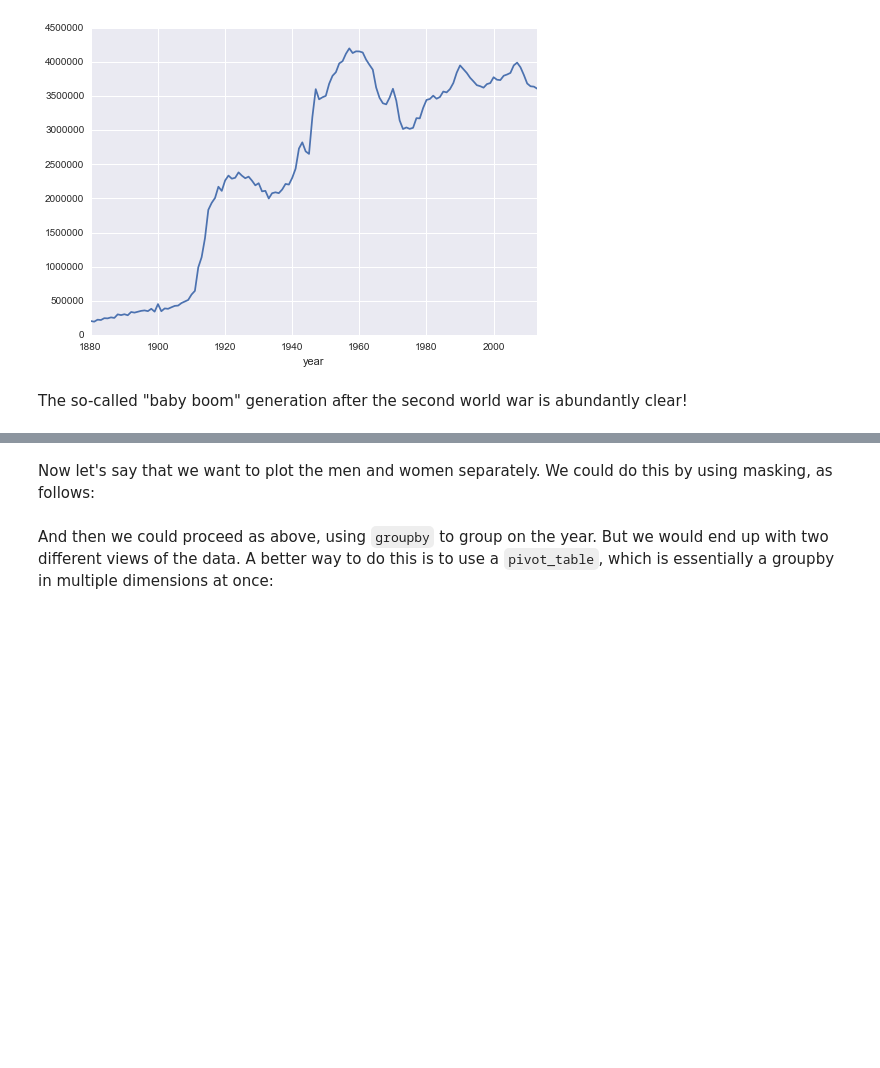
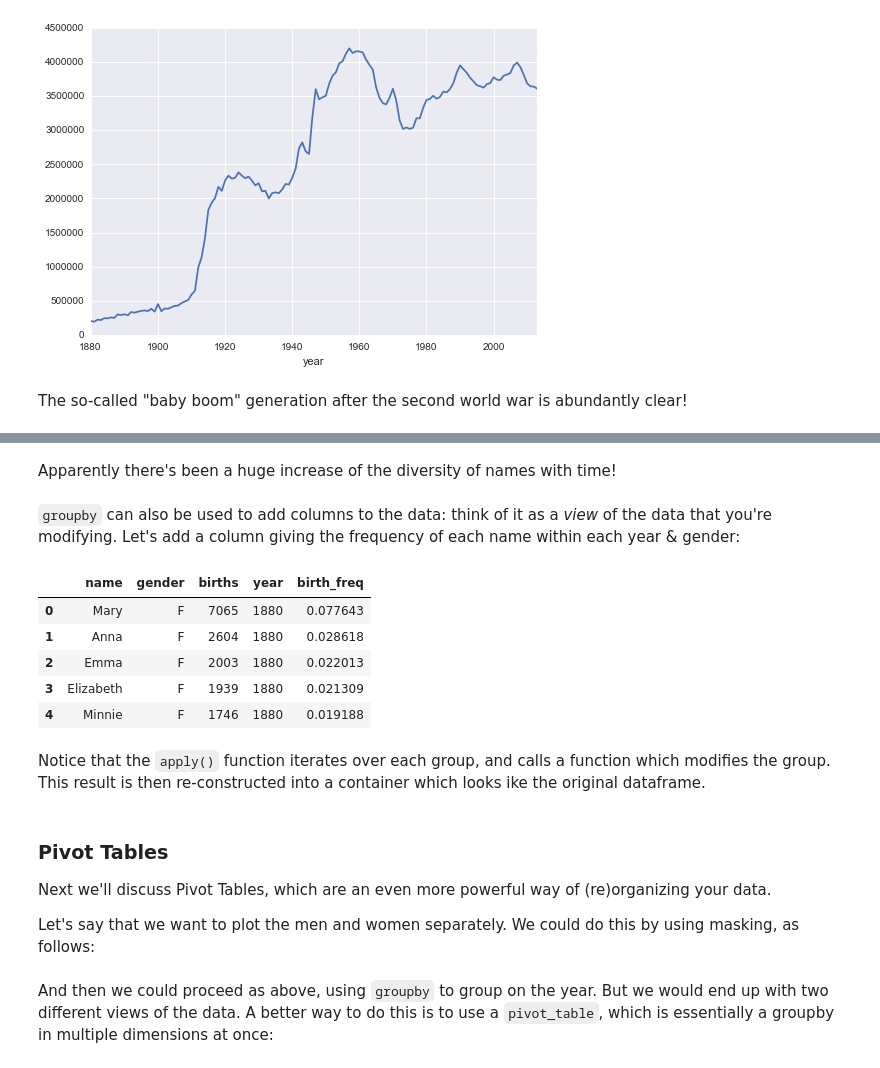
Before and after one commit to jakevdp/OsloWorkshop2014, a Jupyter notebook: notebooks/01.2_NumpyPandas.ipynb, the cells around one changed output, grey strips where cells are left out. Cells and saved outputs as stored; diff of their text form; code cells hidden in the pictures; blank space fills up the shorter version.

```diff
--- a/notebooks/01.2_NumpyPandas.ipynb
+++ b/notebooks/01.2_NumpyPandas.ipynb
@@ -671,5 +675,30 @@ The so-called "baby boom" generation after the second world war is abundantly cl
+# %% [markdown]
+Apparently there's been a huge increase of the diversity of names with time!
+# %% [markdown]
+``groupby`` can also be used to add columns to the data: think of it as a *view* of the data that you're modifying. Let's add a column giving the frequency of each name within each year & gender:
+# %%
+def add_frequency(group):
+    group['birth_freq'] = group.births / group.births.sum()
+    return group
+
+names = names.groupby(['year', 'gender']).apply(add_frequency)
+names.head()
+# %% [output]
+|  | name | gender | births | year | birth_freq |
+| 0 | Mary | F | 7065 | 1880 | 0.077643 |
+| 1 | Anna | F | 2604 | 1880 | 0.028618 |
+| 2 | Emma | F | 2003 | 1880 | 0.022013 |
+| 3 | Elizabeth | F | 1939 | 1880 | 0.021309 |
+| 4 | Minnie | F | 1746 | 1880 | 0.019188 |
+# %% [markdown]
+Notice that the ``apply()`` function iterates over each group, and calls a function which modifies the group.
+This result is then re-constructed into a container which looks ike the original dataframe.
 # %% [markdown]
-Now let's say that we want to plot the men and women separately.
+### Pivot Tables
+
+Next we'll discuss Pivot Tables, which are an even more powerful way of (re)organizing your data.
+
+Let's say that we want to plot the men and women separately.
 We could do this by using masking, as follows:
 # %%
 men = names[names.gender == 'M']
```
Also changed, not shown: parts of 9 cells of this notebook, 3 other files.
